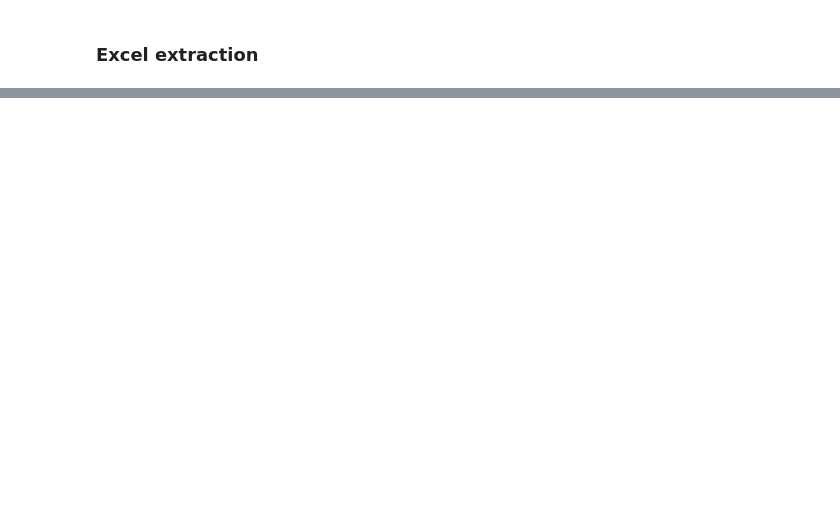
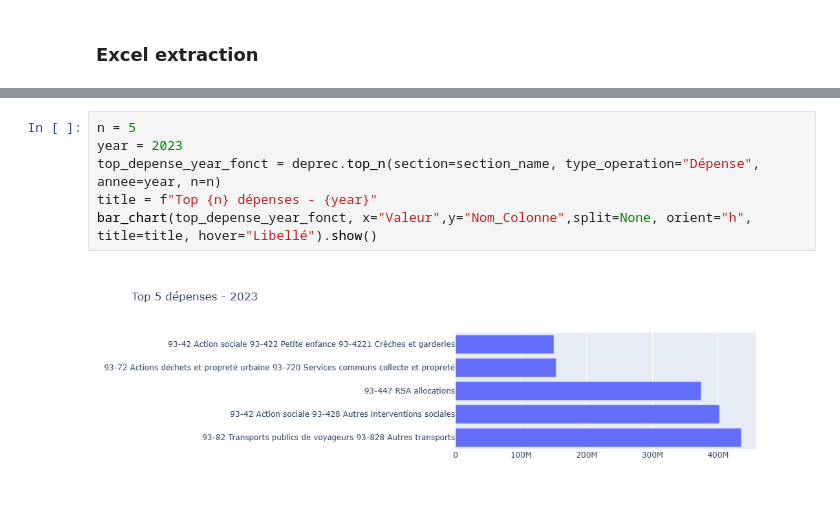
Before and after one commit to felixauth/mairie_paris_finance, a Jupyter notebook: tome1.ipynb, the cells around one changed output, grey strips where cells are left out. Cells and saved outputs as stored; diff of their text form; blank space fills up the shorter version.

```diff
--- a/tome1.ipynb
+++ b/tome1.ipynb
@@ -411,0 +555,8 @@ with pd.ExcelWriter("Tome 1_2019-2023.xlsx", engine='xlsxwriter') as writer:
+# %%
+n = 5
+year = 2023
+top_depense_year_fonct = deprec.top_n(section=section_name, type_operation="Dépense", annee=year, n=n)
+title = f"Top {n} dépenses - {year}"
+bar_chart(top_depense_year_fonct, x="Valeur",y="Nom_Colonne",split=None, orient="h", title=title, hover="Libellé").show()
+# %% [output]
+[figure, added]
```
Also changed, not shown: parts of 22 cells of this notebook, 11 other files.
